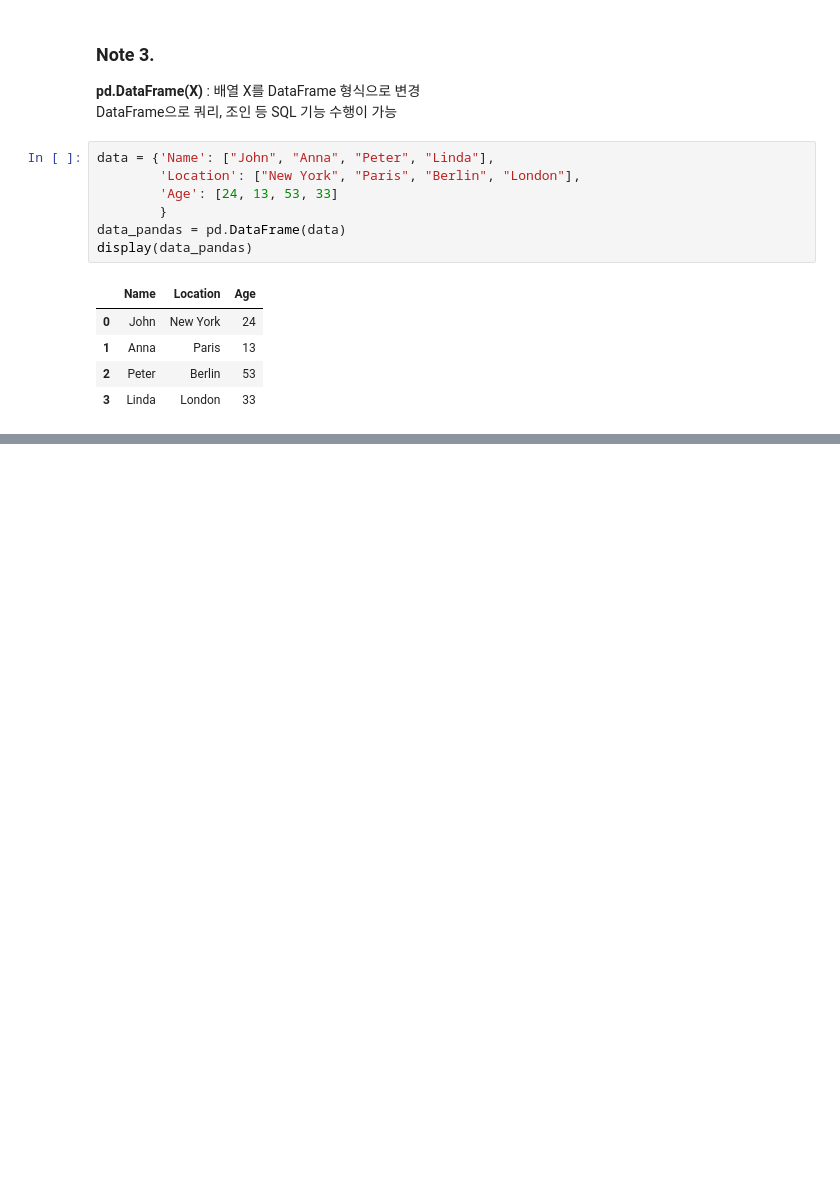
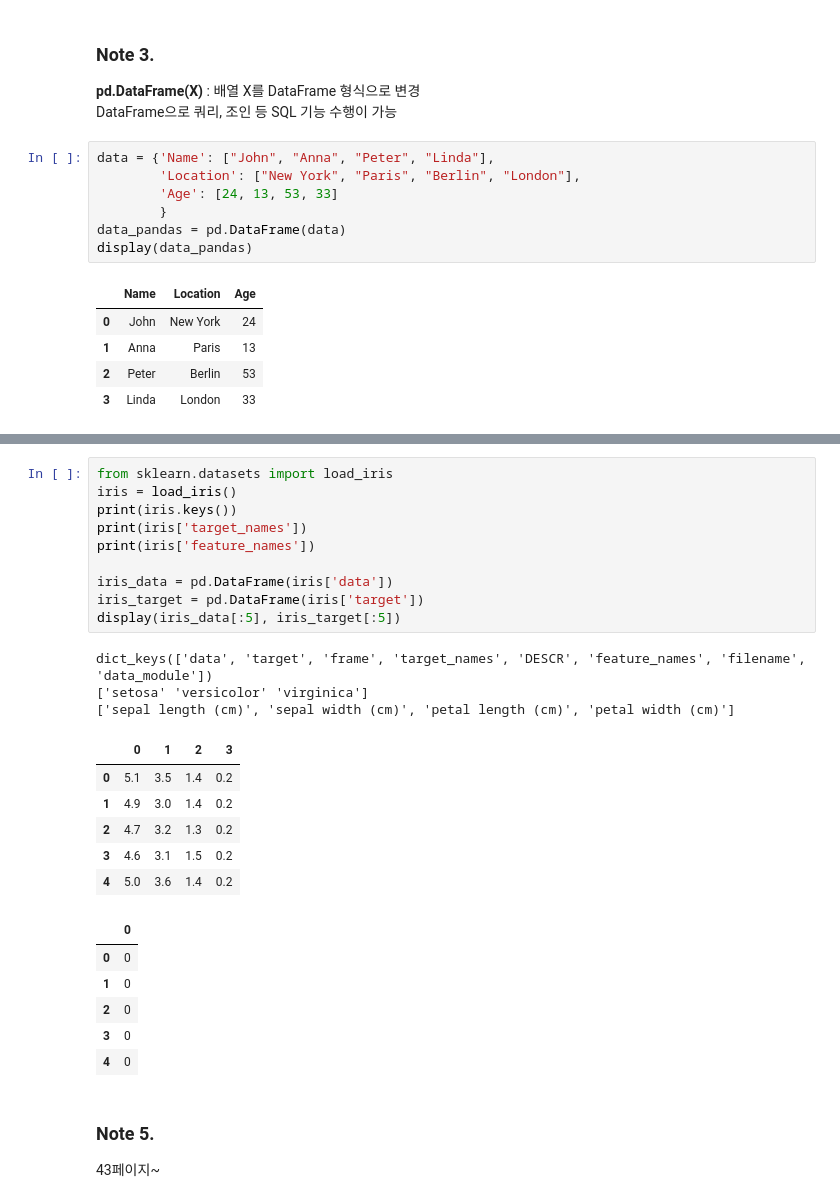
Before and after one commit to ggyuchive/MLpractice, a Jupyter notebook: Introduction to Machine Learning/Introduction.ipynb, the cells around one changed output, grey strips where cells are left out. Saved outputs shown, nothing was run; the diff lists cells and outputs as text; blank space fills up the shorter version.

```diff
--- a/Introduction to Machine Learning/Introduction.ipynb
+++ b/Introduction to Machine Learning/Introduction.ipynb
@@ -100,0 +114,29 @@ display(data_pandas.query(str_expr))
+# %%
+from sklearn.datasets import load_iris
+iris = load_iris()
+print(iris.keys())
+print(iris['target_names'])
+print(iris['feature_names'])
+
+iris_data = pd.DataFrame(iris['data'])
+iris_target = pd.DataFrame(iris['target'])
+display(iris_data[:5], iris_target[:5])
+# %% [output]
+dict_keys(['data', 'target', 'frame', 'target_names', 'DESCR', 'feature_names', 'filename', 'data_module'])
+['setosa' 'versicolor' 'virginica']
+['sepal length (cm)', 'sepal width (cm)', 'petal length (cm)', 'petal width (cm)']
+|  | 0 | 1 | 2 | 3 |
+| 0 | 5.1 | 3.5 | 1.4 | 0.2 |
+| 1 | 4.9 | 3.0 | 1.4 | 0.2 |
+| 2 | 4.7 | 3.2 | 1.3 | 0.2 |
+| 3 | 4.6 | 3.1 | 1.5 | 0.2 |
+| 4 | 5.0 | 3.6 | 1.4 | 0.2 |
+|  | 0 |
+| 0 | 0 |
+| 1 | 0 |
+| 2 | 0 |
+| 3 | 0 |
+| 4 | 0 |
+# %% [markdown]
+### Note 5.
+43페이지~
```
Also changed, not shown: parts of 4 cells of this notebook.
